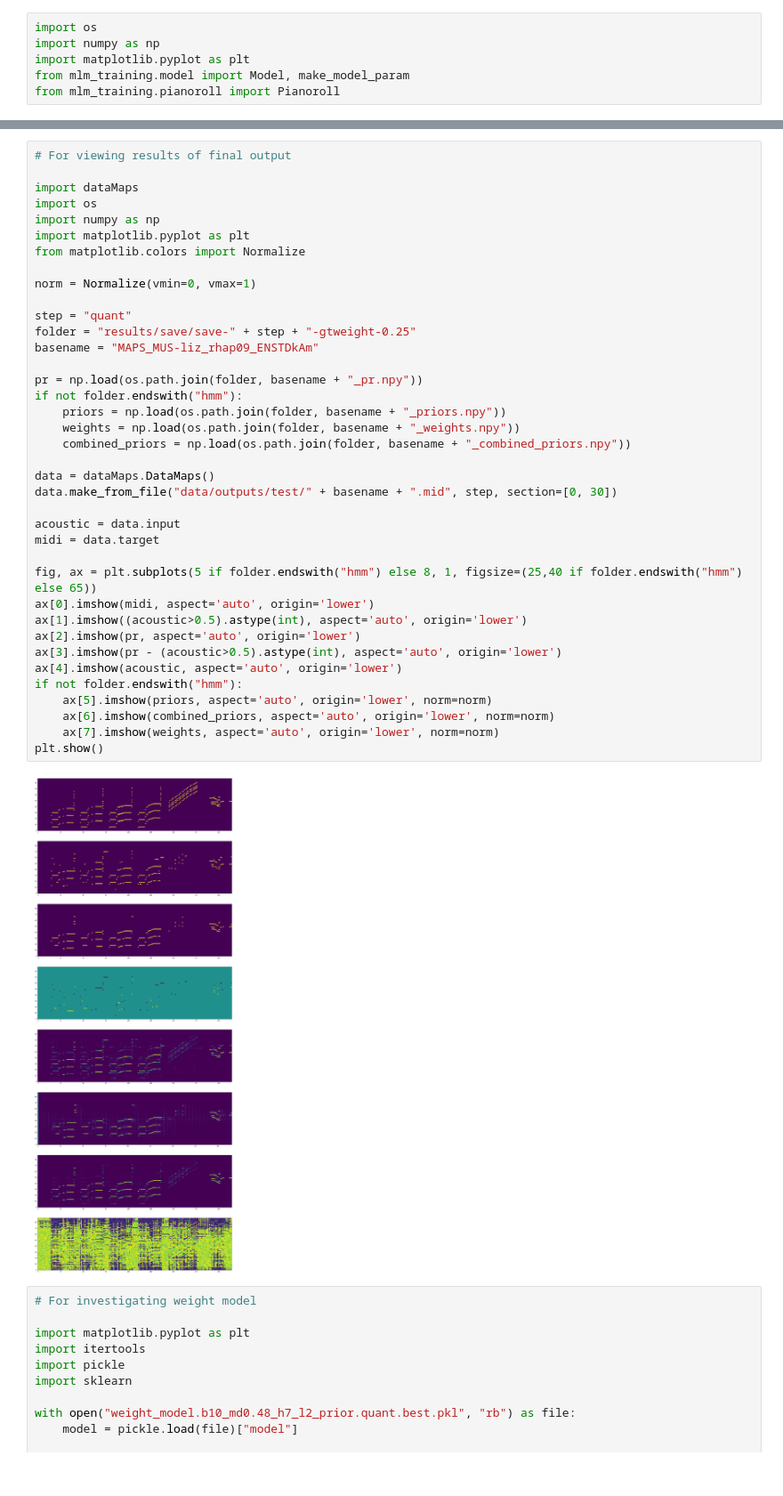
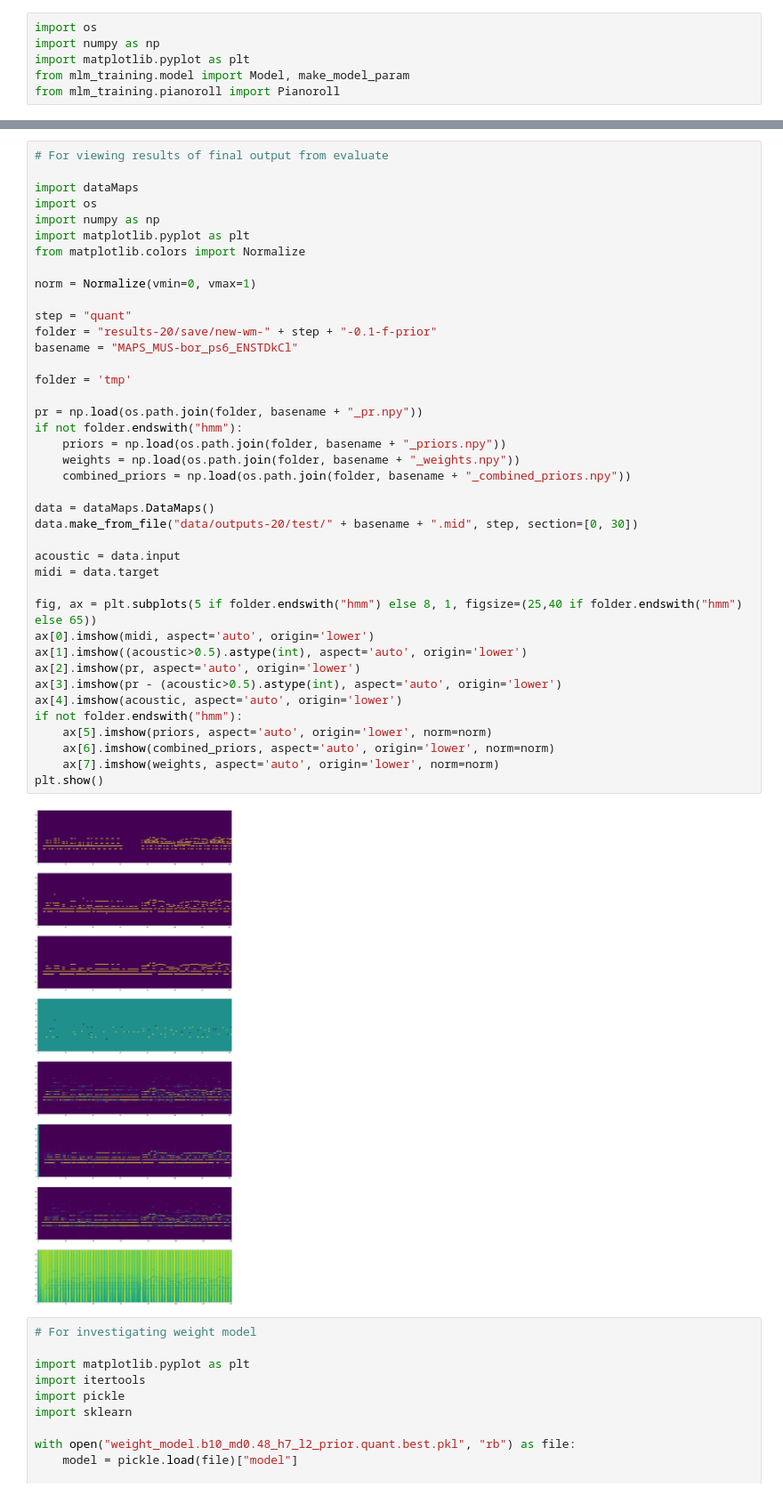
Before and after one commit to adrienycart/MLM_decoding, a Jupyter notebook: Scratch.ipynb, the cells around one changed output, grey strips where cells are left out. Shown at 89% size. Drawn from its saved outputs; the diff is of its cells as text.

```diff
--- a/Scratch.ipynb
+++ b/Scratch.ipynb
@@ -49,5 +42,5 @@ plt.show()
 # %%
-# For viewing results of final output
+# For viewing results of final output from evaluate
 
 import dataMaps
 import os
@@ -55,37 +48,39 @@ import numpy as np
 import matplotlib.pyplot as plt
 from matplotlib.colors import Normalize
 
 norm = Normalize(vmin=0, vmax=1)
 
 step = "quant"
-folder = "results/save/save-" + step + "-gtweight-0.25"
-basename = "MAPS_MUS-liz_rhap09_ENSTDkAm"
+folder = "results-20/save/new-wm-" + step + "-0.1-f-prior"
+basename = "MAPS_MUS-bor_ps6_ENSTDkCl"
+
+folder = 'tmp'
 
 pr = np.load(os.path.join(folder, basename + "_pr.npy"))
 if not folder.endswith("hmm"):
     priors = np.load(os.path.join(folder, basename + "_priors.npy"))
     weights = np.load(os.path.join(folder, basename + "_weights.npy"))
     combined_priors = np.load(os.path.join(folder, basename + "_combined_priors.npy"))
 
 data = dataMaps.DataMaps()
-data.make_from_file("data/outputs/test/" + basename + ".mid", step, section=[0, 30])
+data.make_from_file("data/outputs-20/test/" + basename + ".mid", step, section=[0, 30])
 
 acoustic = data.input
 midi = data.target
 
 fig, ax = plt.subplots(5 if folder.endswith("hmm") else 8, 1, figsize=(25,40 if folder.endswith("hmm") else 65))
 ax[0].imshow(midi, aspect='auto', origin='lower')
 ax[1].imshow((acoustic>0.5).astype(int), aspect='auto', origin='lower')
 ax[2].imshow(pr, aspect='auto', origin='lower')
 ax[3].imshow(pr - (acoustic>0.5).astype(int), aspect='auto', origin='lower')
 ax[4].imshow(acoustic, aspect='auto', origin='lower')
 if not folder.endswith("hmm"):
     ax[5].imshow(priors, aspect='auto', origin='lower', norm=norm)
     ax[6].imshow(combined_priors, aspect='auto', origin='lower', norm=norm)
     ax[7].imshow(weights, aspect='auto', origin='lower', norm=norm)
 plt.show()
 # %% [output]
-[figure, old version]
+[figure, new version]
 # %%
 # For investigating weight model
 
```
Also changed, not shown: parts of 4 cells of this notebook, 6 other files.
